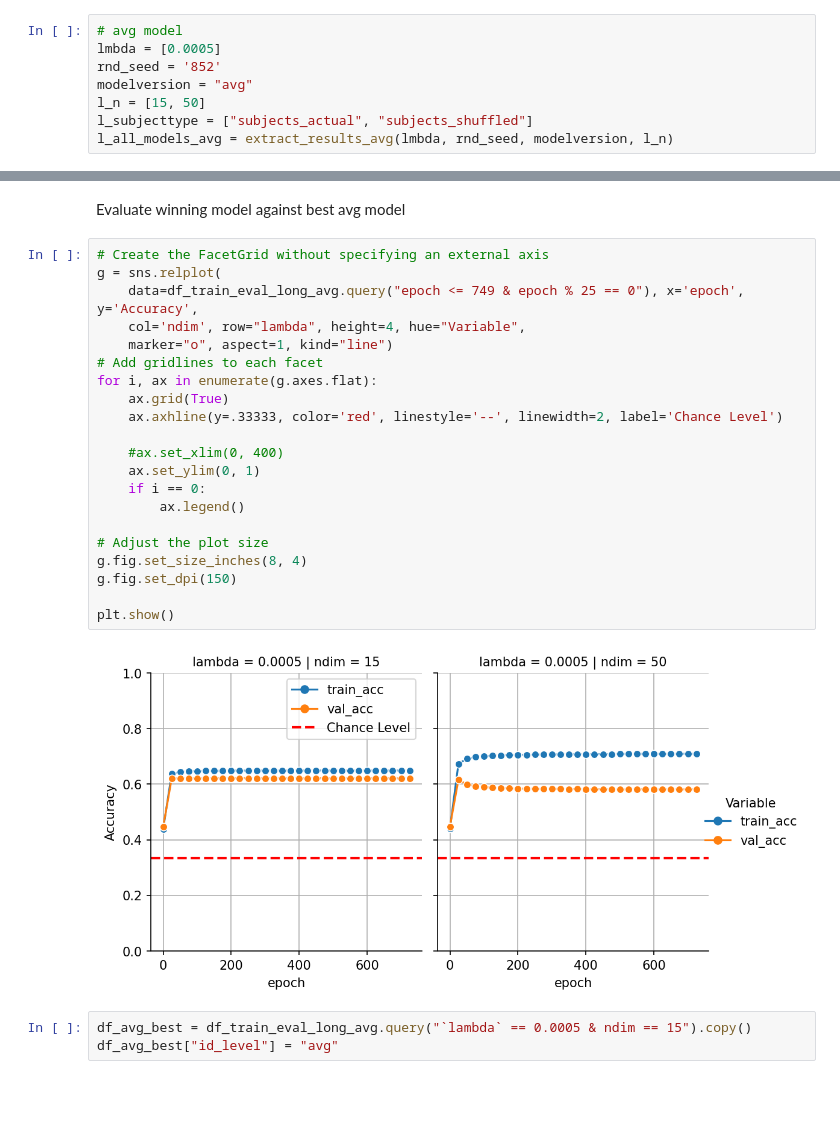
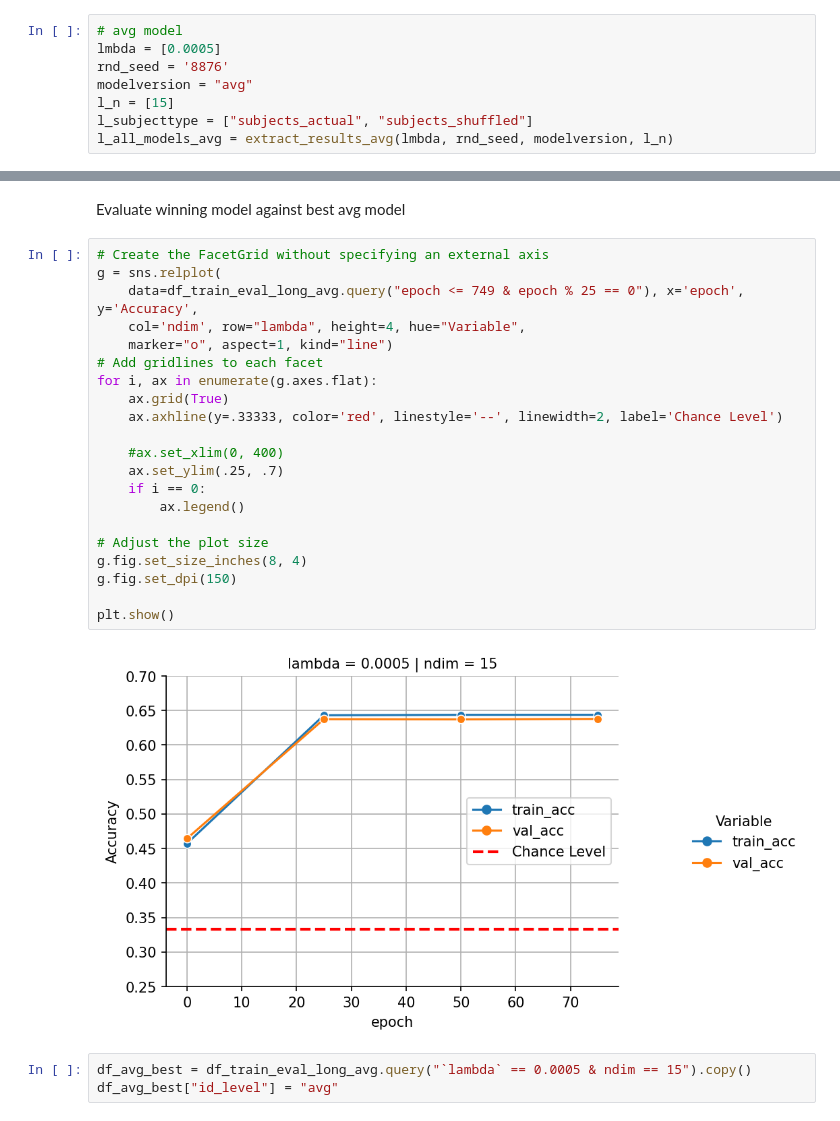
Before and after one commit to MirkoTh/semantic-representations-ID, a Jupyter notebook: analyze-results-joint-model.ipynb, the cells around one changed output, grey strips where cells are left out. Drawn from its saved outputs; the diff is of its cells as text; blank space fills up the shorter version.

```diff
--- a/analyze-results-joint-model.ipynb
+++ b/analyze-results-joint-model.ipynb
@@ -173,8 +174,8 @@ l_all_models_id
 # %%
 # avg model
 lmbda = [0.0005]
-rnd_seed = '852'
+rnd_seed = '8876'
 modelversion = "avg"
-l_n = [15, 50]
+l_n = [15]
 l_subjecttype = ["subjects_actual", "subjects_shuffled"]
 l_all_models_avg = extract_results_avg(lmbda, rnd_seed, modelversion, l_n)
@@ -327,26 +346,26 @@ Evaluate winning model against best avg model
 # %%
 # Create the FacetGrid without specifying an external axis
 g = sns.relplot(
     data=df_train_eval_long_avg.query("epoch <= 749 & epoch % 25 == 0"), x='epoch', y='Accuracy',
     col='ndim', row="lambda", height=4, hue="Variable",
     marker="o", aspect=1, kind="line")
 # Add gridlines to each facet
 for i, ax in enumerate(g.axes.flat):
     ax.grid(True)
     ax.axhline(y=.33333, color='red', linestyle='--', linewidth=2, label='Chance Level')
 
     #ax.set_xlim(0, 400)
-    ax.set_ylim(0, 1)
+    ax.set_ylim(.25, .7)
     if i == 0:
         ax.legend()
 
 # Adjust the plot size
 g.fig.set_size_inches(8, 4)
 g.fig.set_dpi(150)
 
 plt.show()
 # %% [output]
-[figure, old version]
+[figure, new version]
 # %%
 df_avg_best = df_train_eval_long_avg.query("`lambda` == 0.0005 & ndim == 15").copy()
 df_avg_best["id_level"] = "avg"
```
Also changed, not shown: parts of 51 cells of this notebook, 3 other files.
